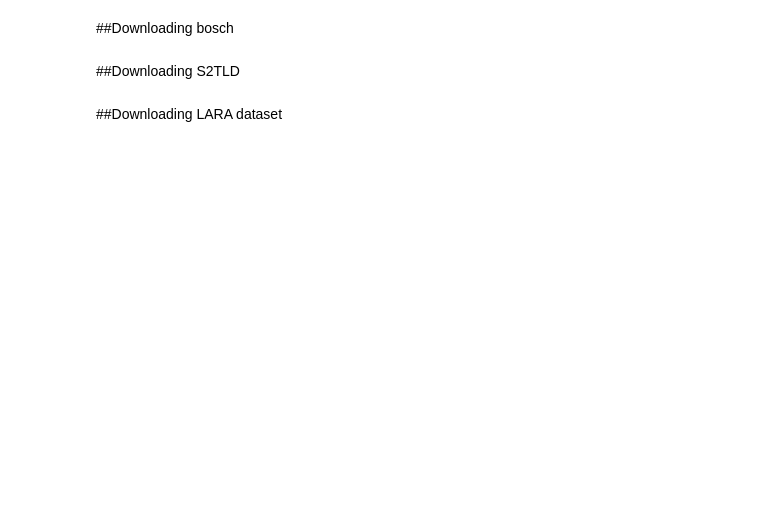
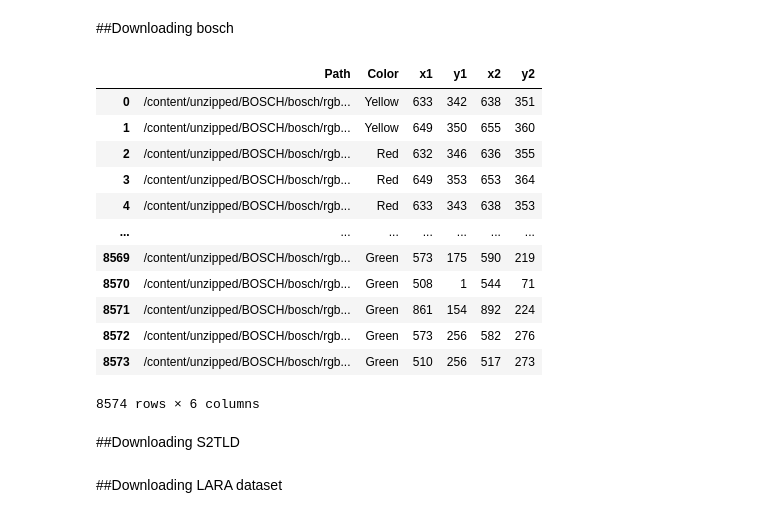
Before and after one commit to Likich/TipsTricks_Project_TrLights, a Jupyter notebook: TipsTricks_Datasets.ipynb, the cells around one changed output. Saved outputs shown, nothing was run; the diff lists cells and outputs as text; code cells hidden in the pictures; blank space fills up the shorter version.

```diff
--- a/TipsTricks_Datasets.ipynb
+++ b/TipsTricks_Datasets.ipynb
@@ -81,6 +138,39 @@ if __name__ == "__main__":
 # %%
 with py7zr.SevenZipFile('/content/zipdata/bosch.7z', 'r') as archive:
     archive.extractall('/content/unzipped/BOSCH/')
+# %%
+with open('/content/unzipped/BOSCH/bosch/train.yaml') as f:
+    templates = yaml.safe_load(f)
+df_bosch = pd.json_normalize(templates, 'boxes', 'path')
+try:
+  df_bosch = df_bosch[df_bosch['occluded'] == False].drop(labels=['occluded'], axis=1)
+except:
+  None
+df_bosch = df_bosch[df_bosch['label'].isin(['Yellow', 'Red', 'Green'])]
+df_bosch.reset_index(drop=True, inplace=True)
+df_bosch = df_bosch.rename(columns={'path':'Path', 'label':'Color', 'x_min':'x1',
+                                  'y_min':'y1', 'x_max':'x2', 'y_max':'y2'})
+df_bosch = df_bosch.iloc[:,[-1,0,2,4,1,3]]
+df_bosch = df_bosch.astype({'x1':np.int64, 'y1':np.int64, 'x2':np.int64, 'y2':np.int64})
+# %%
+for i in tqdm(range(df_bosch.shape[0])):
+  df_bosch.loc[i,'Path'] = '/content/unzipped/BOSCH/bosch'+ df_bosch['Path'][i][1:]
+# %%
+df_bosch
+# %% [output]
+|  | Path | Color | x1 | y1 | x2 | y2 |
+| 0 | /content/unzipped/BOSCH/bosch/rgb... | Yellow | 633 | 342 | 638 | 351 |
+| 1 | /content/unzipped/BOSCH/bosch/rgb... | Yellow | 649 | 350 | 655 | 360 |
+| 2 | /content/unzipped/BOSCH/bosch/rgb... | Red | 632 | 346 | 636 | 355 |
+| 3 | /content/unzipped/BOSCH/bosch/rgb... | Red | 649 | 353 | 653 | 364 |
+| 4 | /content/unzipped/BOSCH/bosch/rgb... | Red | 633 | 343 | 638 | 353 |
+| ... | ... | ... | ... | ... | ... | ... |
+| 8569 | /content/unzipped/BOSCH/bosch/rgb... | Green | 573 | 175 | 590 | 219 |
+| 8570 | /content/unzipped/BOSCH/bosch/rgb... | Green | 508 | 1 | 544 | 71 |
+| 8571 | /content/unzipped/BOSCH/bosch/rgb... | Green | 861 | 154 | 892 | 224 |
+| 8572 | /content/unzipped/BOSCH/bosch/rgb... | Green | 573 | 256 | 582 | 276 |
+| 8573 | /content/unzipped/BOSCH/bosch/rgb... | Green | 510 | 256 | 517 | 273 |
+8574 rows × 6 columns
 # %% [markdown]
 ##Downloading S2TLD
 # %%
```
Also changed, not shown: parts of 15 cells of this notebook.
